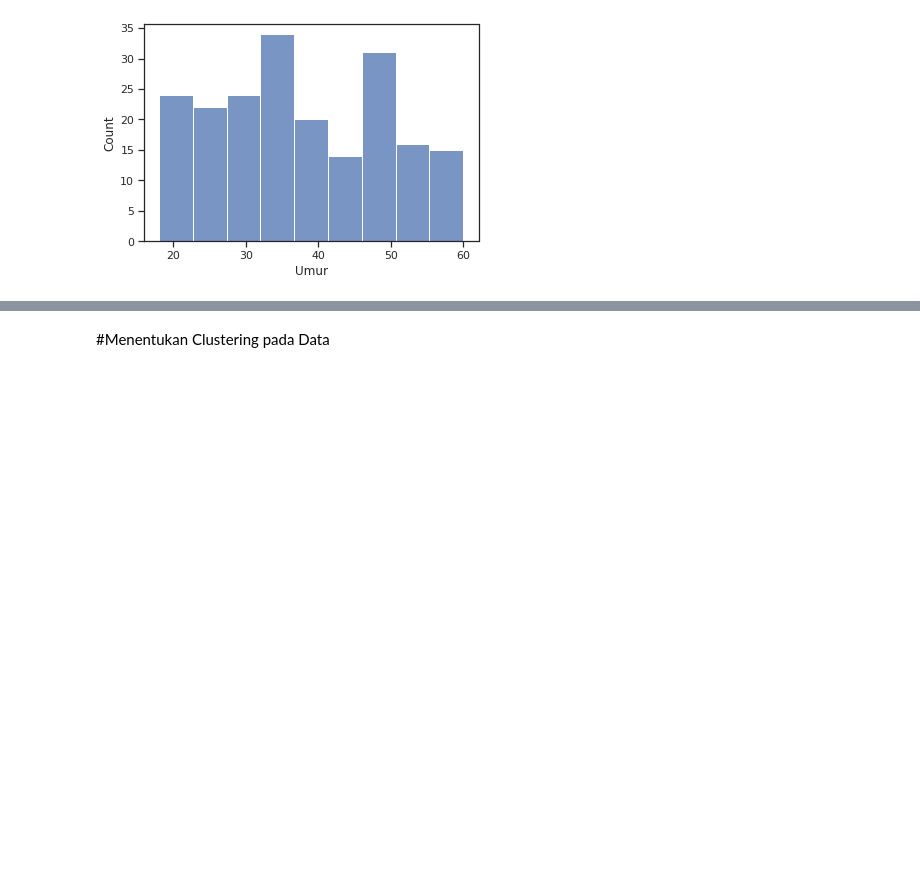
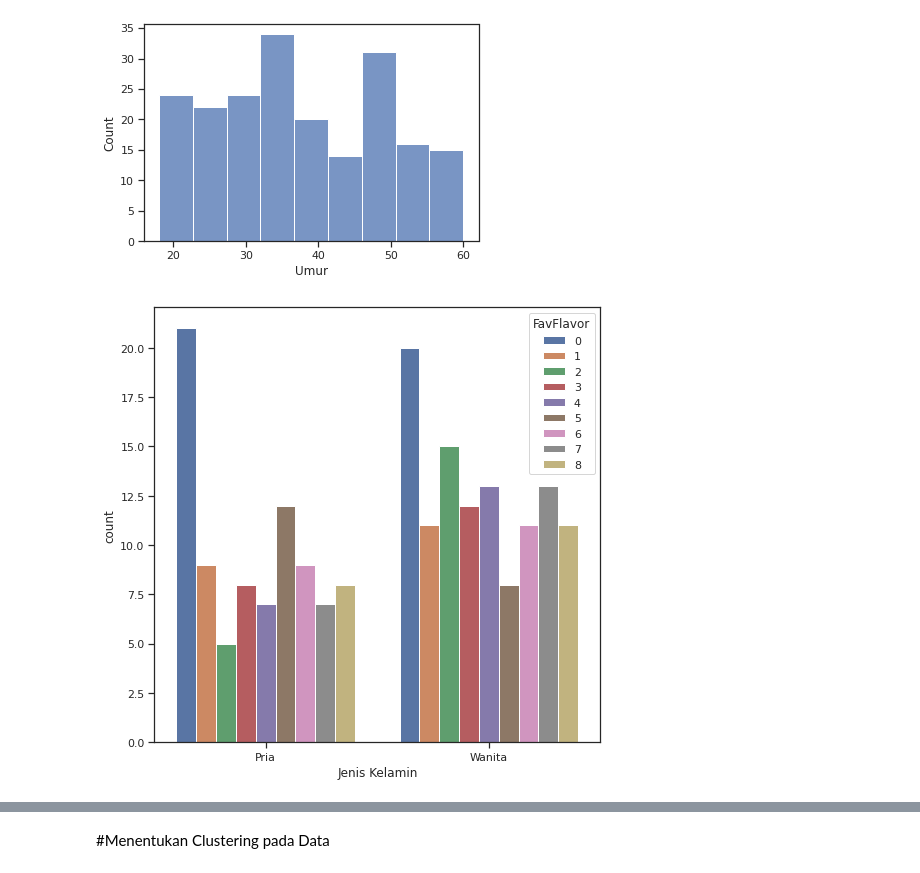
Before and after one commit to PoppyDalamaZain/Kelompok3, a Jupyter notebook: worksheet.ipynb, the cells around one changed output, grey strips where cells are left out. Drawn from its saved outputs; the diff is of its cells as text; code cells hidden in the pictures; blank space fills up the shorter version.

```diff
--- a/worksheet.ipynb
+++ b/worksheet.ipynb
@@ -193,3 +193,8 @@ sns.histplot(data=data_baru, x='Umur')
 # %% [output]
 <matplotlib.axes._subplots.AxesSubplot at 0x...>
 [figure]
+# %%
+plt.figure(figsize=(8,8))
+p=sns.countplot(x="Jenis Kelamin", hue="FavFlavor", data=df)
+# %% [output]
+[figure, added]
```
Also changed, not shown: parts of 4 cells of this notebook.
